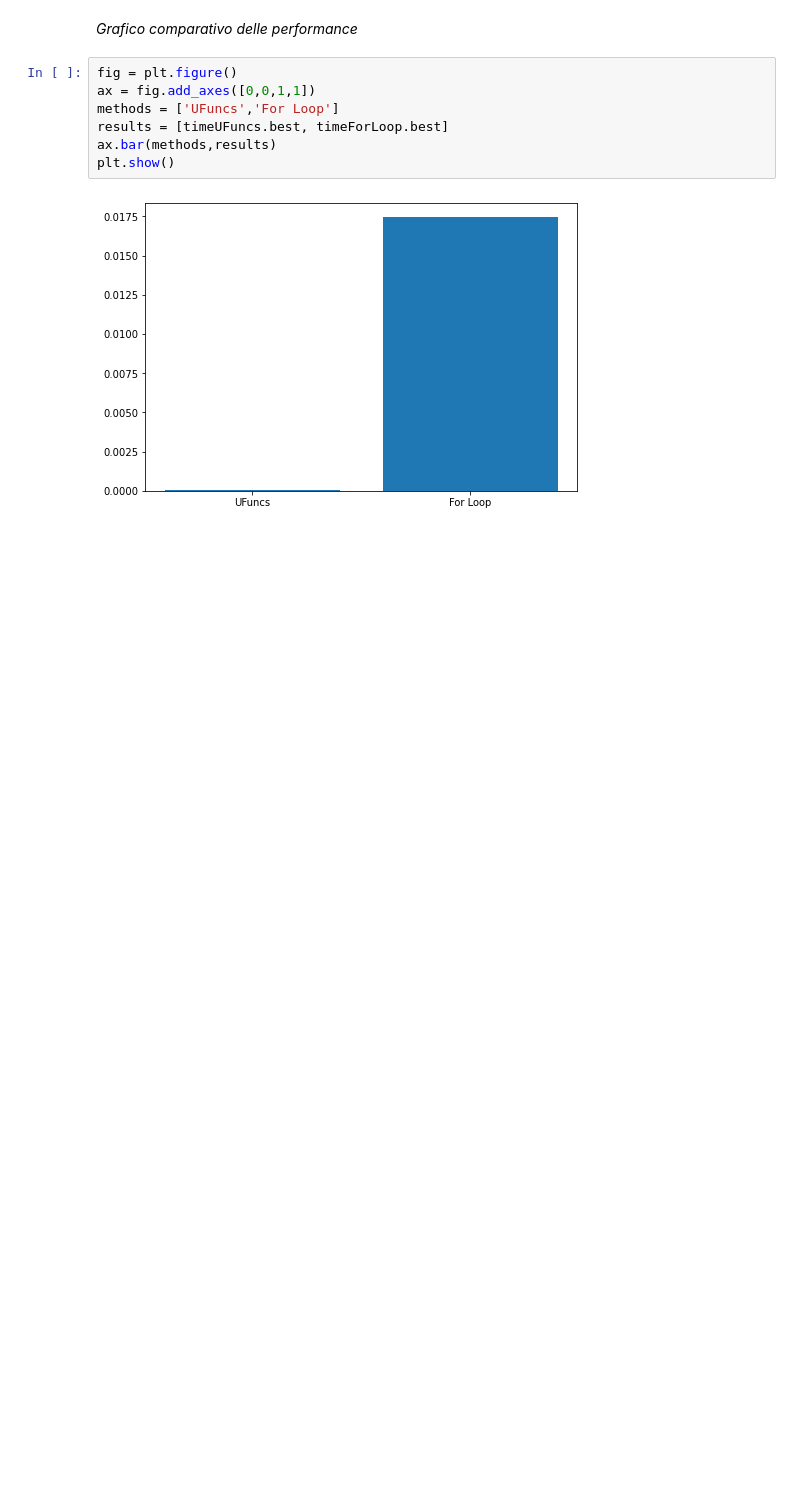
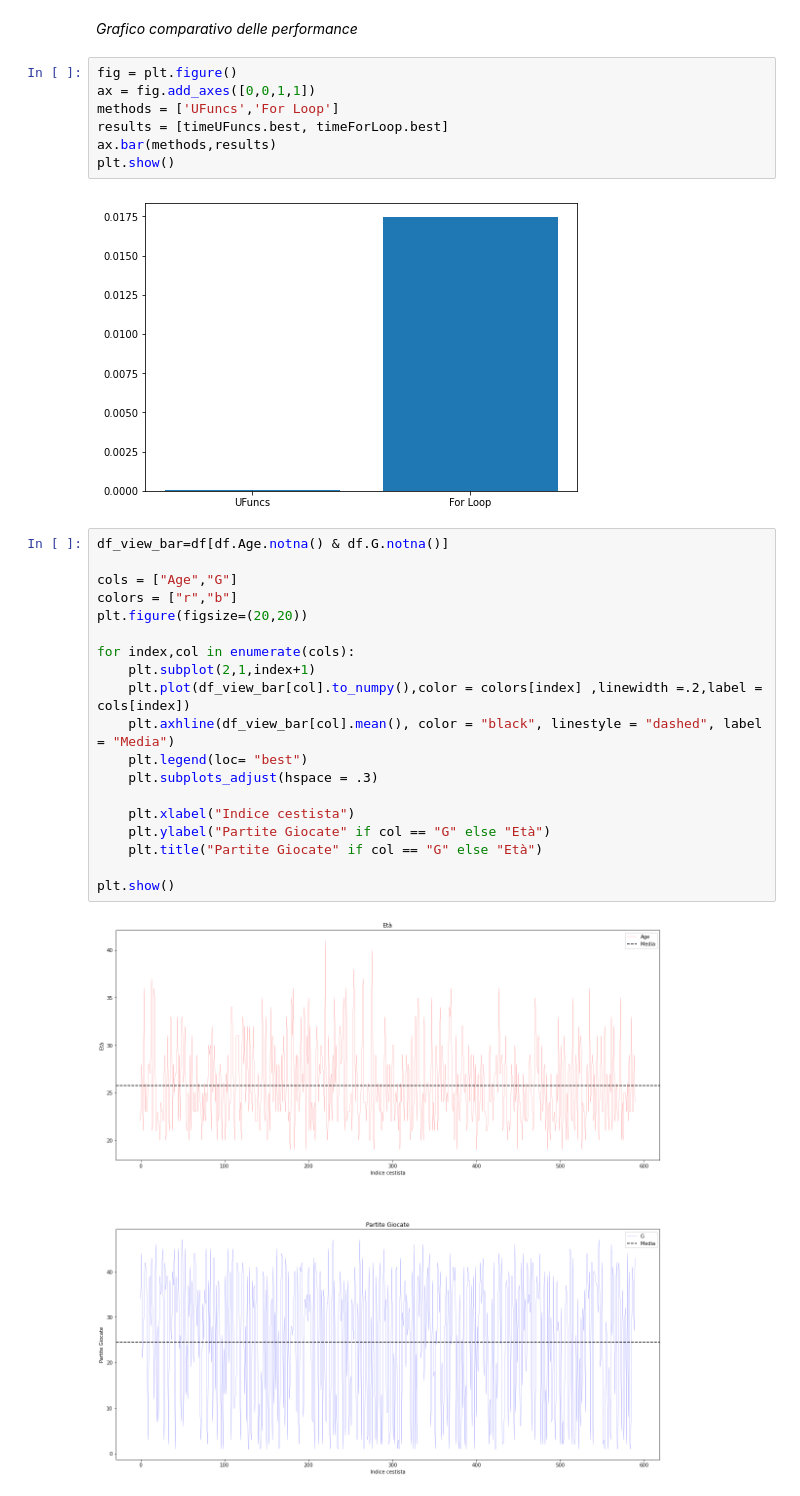
Before and after one commit to AndreCant/MWTDataScience, a Jupyter notebook: notebook.ipynb, the cells around one changed output. Cells and saved outputs as stored; diff of their text form; blank space fills up the shorter version.

Commit message:
Add data visualization

```diff
--- a/notebook.ipynb
+++ b/notebook.ipynb
@@ -185,3 +186,24 @@ ax.bar(methods,results)
 plt.show()
 # %% [output]
 [figure]
+# %%
+df_view_bar=df[df.Age.notna() & df.G.notna()]
+
+cols = ["Age","G"]
+colors = ["r","b"]
+plt.figure(figsize=(20,20))
+
+for index,col in enumerate(cols):
+    plt.subplot(2,1,index+1)
+    plt.plot(df_view_bar[col].to_numpy(),color = colors[index] ,linewidth =.2,label = cols[index])
+    plt.axhline(df_view_bar[col].mean(), color = "black", linestyle = "dashed", label = "Media")
+    plt.legend(loc= "best")
+    plt.subplots_adjust(hspace = .3)
+
+    plt.xlabel("Indice cestista")
+    plt.ylabel("Partite Giocate" if col == "G" else "Età")
+    plt.title("Partite Giocate" if col == "G" else "Età")
+
+plt.show()
+# %% [output]
+[figure, added]
```
Also changed, not shown: parts of 11 cells of this notebook.
